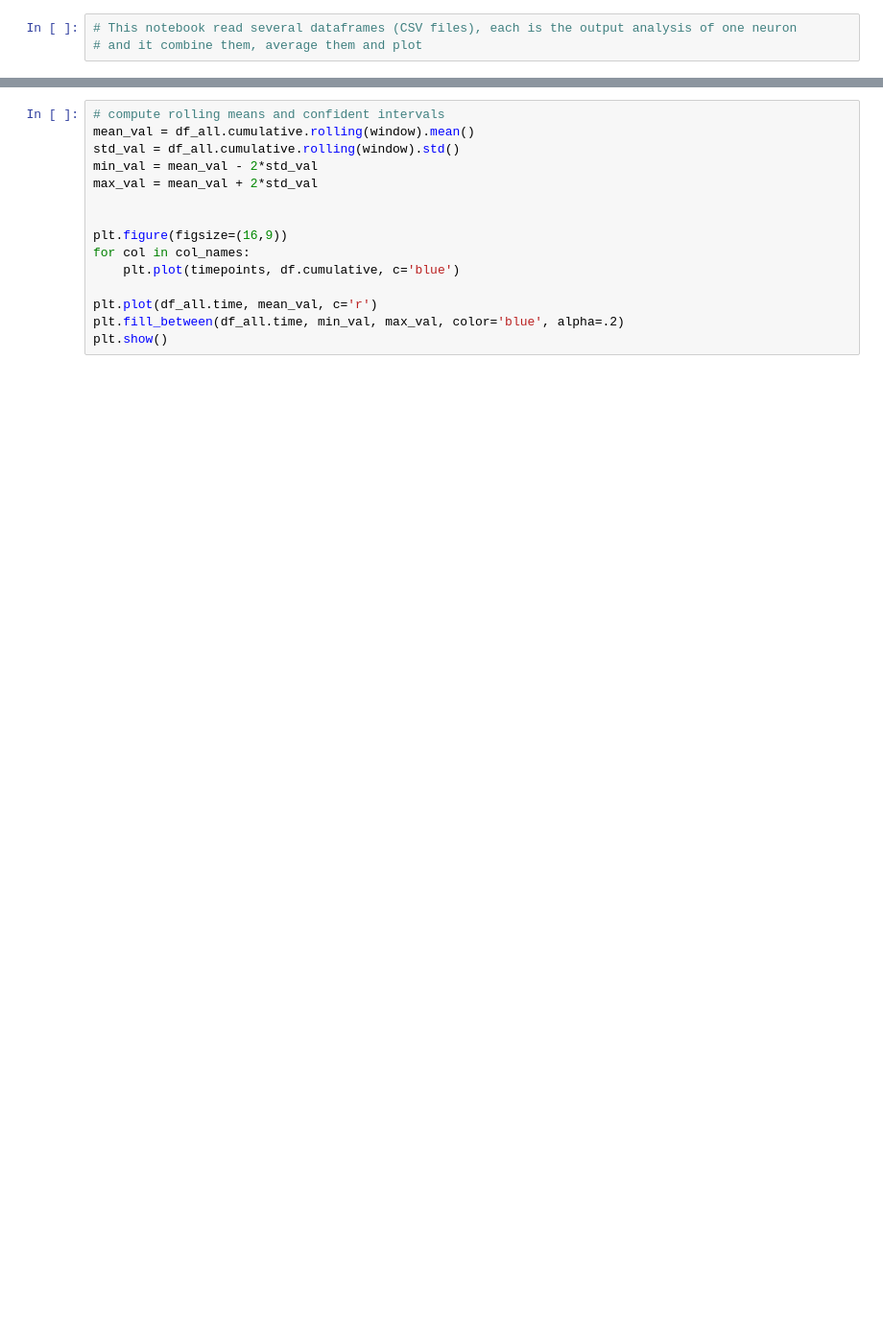
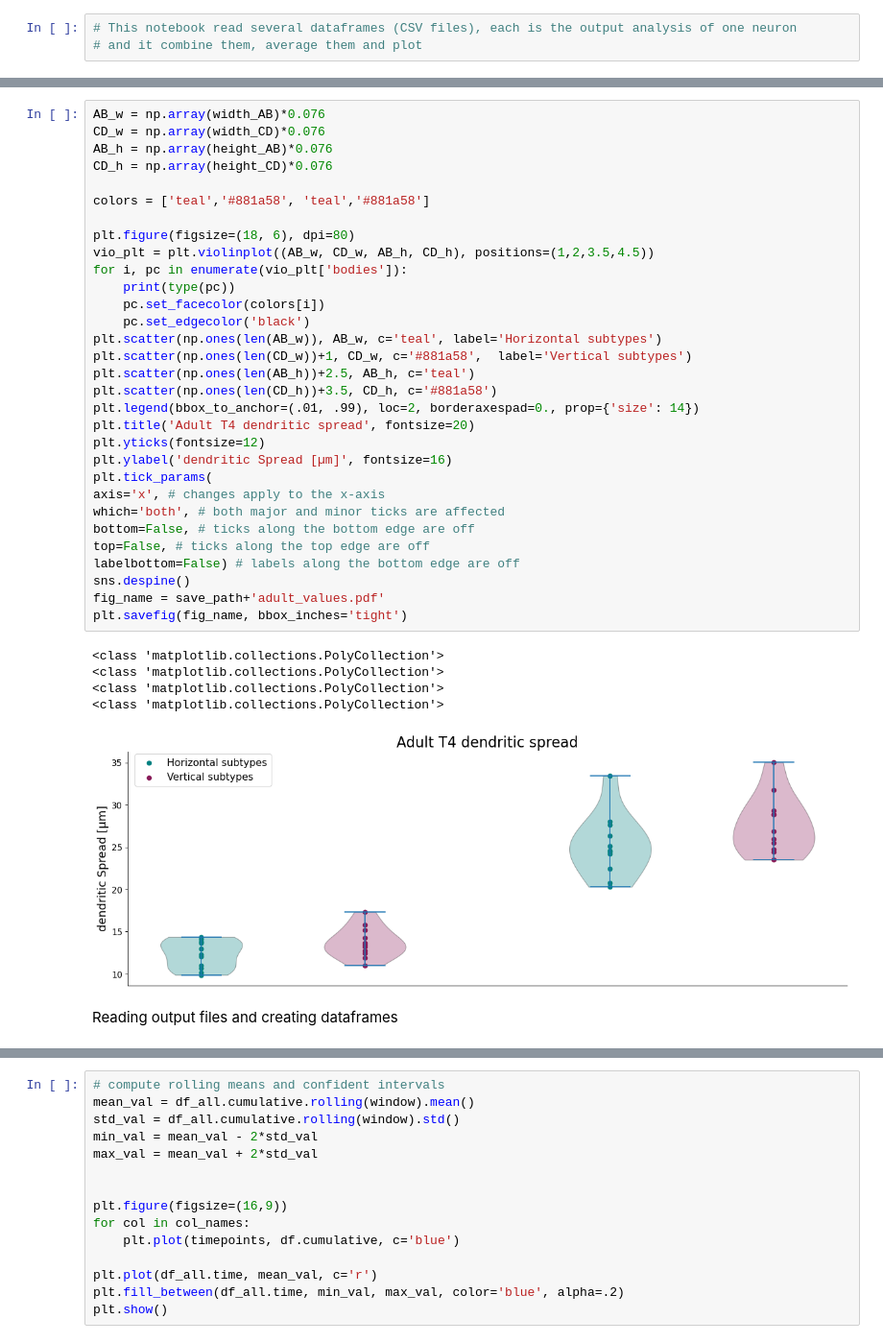
Before and after one commit to Asashou/TLI, a Jupyter notebook: pipeline/steps/step5_averaging_plotting.ipynb, the cells around one changed output, grey strips where cells are left out. Shown at 96% size. Saved outputs shown, nothing was run; the diff lists cells and outputs as text; blank space fills up the shorter version.

```diff
--- a/pipeline/steps/step5_averaging_plotting.ipynb
+++ b/pipeline/steps/step5_averaging_plotting.ipynb
@@ -22,0 +80,39 @@ df2 = pd.read_excel(xls, 'Sheet2')
+# %%
+AB_w = np.array(width_AB)*0.076
+CD_w = np.array(width_CD)*0.076
+AB_h = np.array(height_AB)*0.076
+CD_h = np.array(height_CD)*0.076
+
+colors = ['teal','#881a58', 'teal','#881a58']
+
+plt.figure(figsize=(18, 6), dpi=80)
+vio_plt = plt.violinplot((AB_w, CD_w, AB_h, CD_h), positions=(1,2,3.5,4.5))
+for i, pc in enumerate(vio_plt['bodies']):
+    print(type(pc))
+    pc.set_facecolor(colors[i])
+    pc.set_edgecolor('black')
+plt.scatter(np.ones(len(AB_w)), AB_w, c='teal', label='Horizontal subtypes')
+plt.scatter(np.ones(len(CD_w))+1, CD_w, c='#881a58',  label='Vertical subtypes')
+plt.scatter(np.ones(len(AB_h))+2.5, AB_h, c='teal')
+plt.scatter(np.ones(len(CD_h))+3.5, CD_h, c='#881a58')
+plt.legend(bbox_to_anchor=(.01, .99), loc=2, borderaxespad=0., prop={'size': 14})
+plt.title('Adult T4 dendritic spread', fontsize=20)
+plt.yticks(fontsize=12)
+plt.ylabel('dendritic Spread [µm]', fontsize=16)
+plt.tick_params(
+axis='x', # changes apply to the x-axis
+which='both', # both major and minor ticks are affected
+bottom=False, # ticks along the bottom edge are off
+top=False, # ticks along the top edge are off
+labelbottom=False) # labels along the bottom edge are off
+sns.despine()
+fig_name = save_path+'adult_values.pdf'
+plt.savefig(fig_name, bbox_inches='tight')
+# %% [output]
+<class 'matplotlib.collections.PolyCollection'>
+<class 'matplotlib.collections.PolyCollection'>
+<class 'matplotlib.collections.PolyCollection'>
+<class 'matplotlib.collections.PolyCollection'>
+[figure, added]
+# %% [markdown]
+Reading output files and creating dataframes
```
Also changed, not shown: parts of 42 cells of this notebook, 10 other files.
